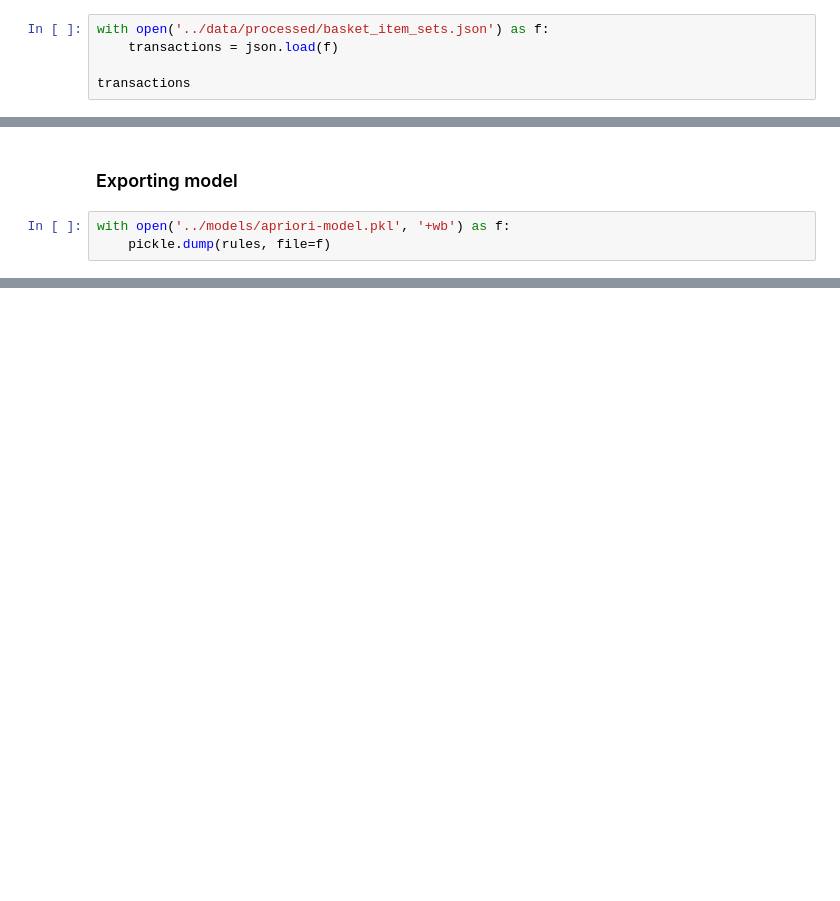
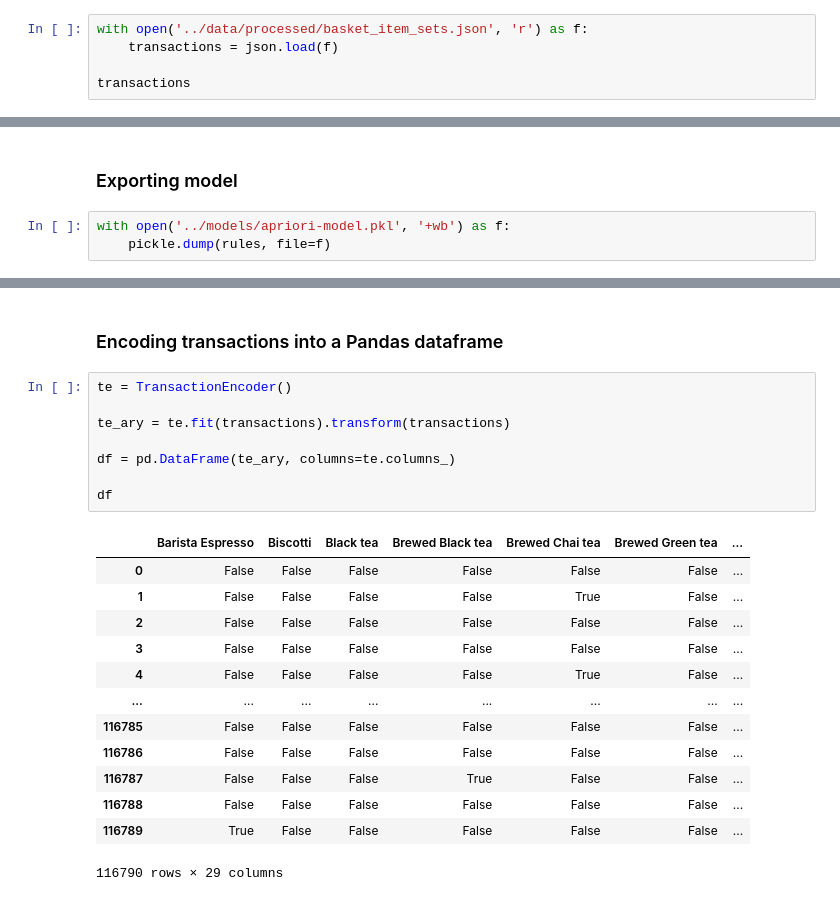
Before and after one commit to stylish-pawmy/coffee-basket-analyzer, a Jupyter notebook: notebooks/1.01-ated-association.ipynb, the cells around one changed output, grey strips where cells are left out. Cells and saved outputs as stored; diff of their text form; blank space fills up the shorter version.

Commit message:
refactor:merged association notebooks into one

```diff
--- a/notebooks/1.01-apriori.ipynb
+++ b/notebooks/1.01-ated-association.ipynb
@@ -5,5 +10,5 @@ import json
 # %%
-with open('../data/processed/basket_item_sets.json') as f:
+with open('../data/processed/basket_item_sets.json', 'r') as f:
     transactions = json.load(f)
 
 transactions
@@ -128,0 +149,24 @@ with open('../models/apriori-model.pkl', '+wb') as f:
+# %% [markdown]
+### Encoding transactions into a Pandas dataframe
+# %%
+te = TransactionEncoder()
+
+te_ary = te.fit(transactions).transform(transactions)
+
+df = pd.DataFrame(te_ary, columns=te.columns_)
+
+df
+# %% [output]
+|  | Barista Espresso | Biscotti | Black tea | Brewed Black tea | Brewed Chai tea | Brewed Green tea | ... |
+| 0 | False | False | False | False | False | False | ... |
+| 1 | False | False | False | False | True | False | ... |
+| 2 | False | False | False | False | False | False | ... |
+| 3 | False | False | False | False | False | False | ... |
+| 4 | False | False | False | False | True | False | ... |
+| ... | ... | ... | ... | ... | ... | ... | ... |
+| 116785 | False | False | False | False | False | False | ... |
+| 116786 | False | False | False | False | False | False | ... |
+| 116787 | False | False | False | True | False | False | ... |
+| 116788 | False | False | False | False | False | False | ... |
+| 116789 | True | False | False | False | False | False | ... |
+116790 rows × 29 columns
```
Also changed, not shown: parts of 23 cells of this notebook, 1 other file.
